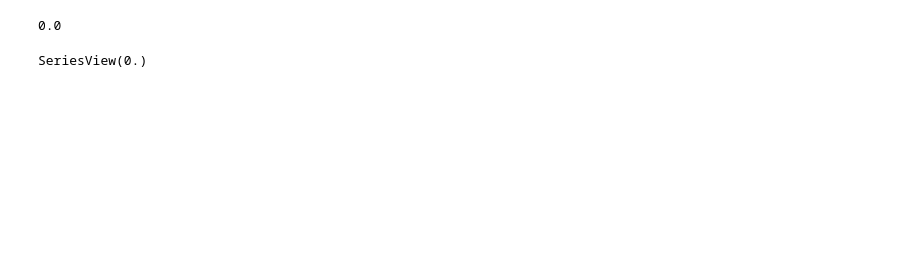
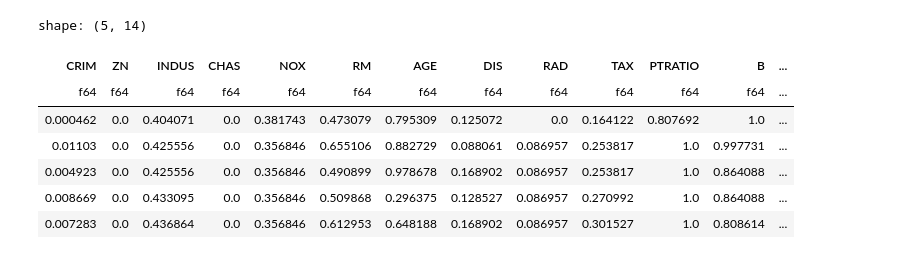
Before and after one commit to sbracellari/csi-6160, a Jupyter notebook: hw3.ipynb, the cells around one changed output. Saved outputs shown, nothing was run; the diff lists cells and outputs as text; code cells hidden in the pictures; blank space fills up the shorter version.

```diff
--- a/hw3.ipynb
+++ b/hw3.ipynb
@@ -1,48 +13,46 @@
 # %%
 import polars as pl
 from sklearn.model_selection import KFold
 import numpy as np
 
 def fetch_data(df, use_split):
     assert(use_split >= 0 and use_split <= 4)
     # Perform 5-fold cross validation with a deterministic seed
     kf = KFold(n_splits=5, shuffle=True, random_state=2023)
     splits = list(kf.split(df))
     # Indexing the dataframe with an array returns the appropriate splits
     df_train, df_test = df[splits[use_split][0]], df[splits[use_split][1]]
     for col in df_train.columns:
-        df_train, df_test = scale_column(df_train, df_test, col)
+        df_train, df_test = scale_column(df_train, df_test, col) # normalize
     return df_train, df_test
 
+# perform min-max scaling
 def scale_column(df_train, df_test, col_name):
     max = df_train.get_column(col_name).max()
     min = df_train.get_column(col_name).min()
     df_train = df_train.with_columns((pl.col(col_name) - min) / (max - min))
     df_test = df_test.with_columns((pl.col(col_name) - min) / (max - min))
     return df_train, df_test
 
+# fill empty spaces with median
+def get_x_y(df):
+    X, y = df.drop('CRIM'), df.get_column('CRIM')
+    X = X.with_columns(pl.col('RM').fill_null(pl.median('RM'))) # column 'RM' had some missing values
+    X = X.with_columns(pl.lit(1.0).alias('CONSTANT')) # extra column for the bias term
+    return X.to_numpy(), y.to_numpy()
+
 f_name = 'crime.csv'
 df = pl.read_csv(f_name, has_header=True, sep=',') # comma separated data
 df_train, df_test = fetch_data(df, 0)
-# X, y = df.drop('CRIM'), df.get_column('CRIM')
-# X = X.with_columns(pl.col('RM').fill_null(pl.median('RM')))
-# X = X.with_columns(pl.lit(1.0).alias("CONSTANT"))
-# print(X.head())
-
-def get_x_y(df):
-    X, y = df.drop('CRIM'), df.get_column('CRIM')
-    X = X.with_columns(pl.col('RM').fill_null(pl.median('RM')))
-    X = X.with_columns(pl.lit(1.0).alias("CONSTANT"))
-    return X.to_numpy(), y.to_numpy()
 X_train, y_train = get_x_y(df_train)
 X_test, y_test = get_x_y(df_test)
-# X_train, X_test, y_train, y_test = train_test_split(X, y, test_size = 0.2, random_state = 2023)
-# X_train, X_test = X_train.to_numpy(), X_test.to_numpy()
-# y_train, y_test = y_train.to_numpy(), y_test.to_numpy()
-y_train[0]
+df_train.tail()
 # %% [output]
-0.0
+shape: (5, 14)
+| CRIM | ZN | INDUS | CHAS | NOX | RM | AGE | DIS | RAD | TAX | PTRATIO | B | ... |
+| f64 | f64 | f64 | f64 | f64 | f64 | f64 | f64 | f64 | f64 | f64 | f64 | ... |
+| 0.000462 | 0.0 | 0.404071 | 0.0 | 0.381743 | 0.473079 | 0.795309 | 0.125072 | 0.0 | 0.164122 | 0.807692 | 1.0 | ... |
+| 0.01103 | 0.0 | 0.425556 | 0.0 | 0.356846 | 0.655106 | 0.882729 | 0.088061 | 0.086957 | 0.253817 | 1.0 | 0.997731 | ... |
+| 0.004923 | 0.0 | 0.425556 | 0.0 | 0.356846 | 0.490899 | 0.978678 | 0.168902 | 0.086957 | 0.253817 | 1.0 | 0.864088 | ... |
+| 0.008669 | 0.0 | 0.433095 | 0.0 | 0.356846 | 0.509868 | 0.296375 | 0.128527 | 0.086957 | 0.270992 | 1.0 | 0.864088 | ... |
+| 0.007283 | 0.0 | 0.436864 | 0.0 | 0.356846 | 0.612953 | 0.648188 | 0.168902 | 0.086957 | 0.301527 | 1.0 | 0.808614 | ... |
-# %%
-y_train.min()
-# %% [output]
-SeriesView(0.)
```
Also changed, not shown: parts of 14 cells of this notebook.
